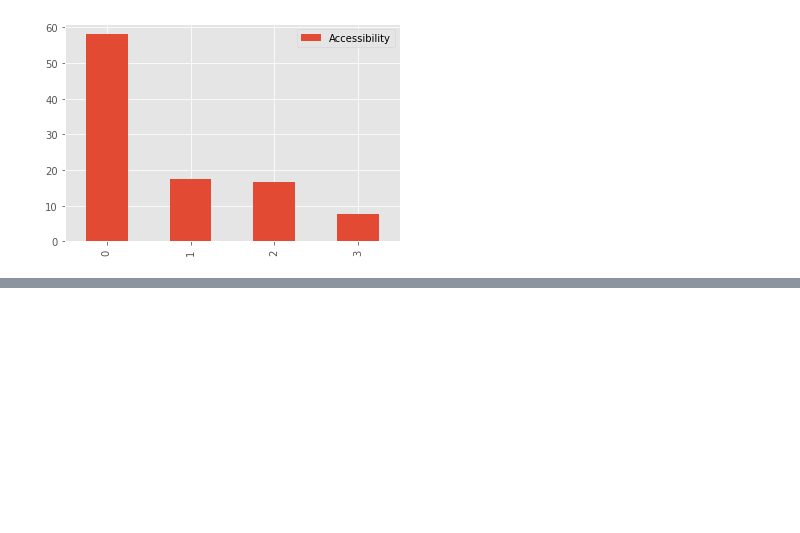
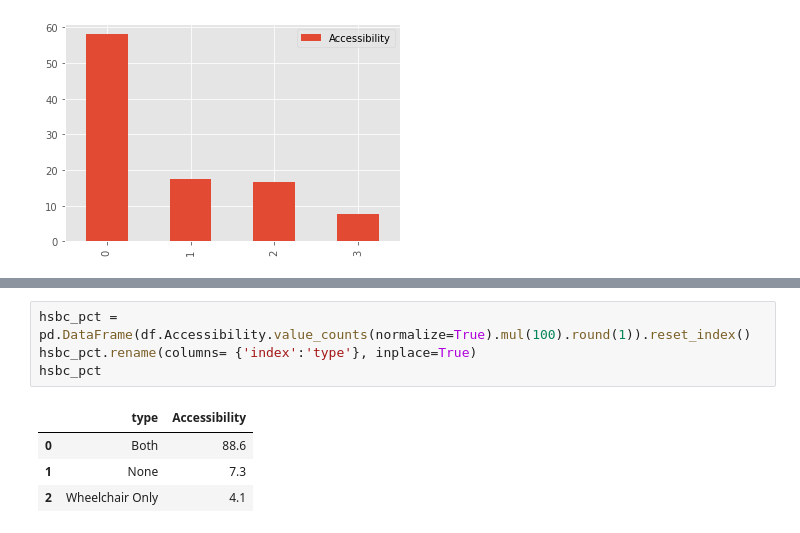
Before and after one commit to RomanTomz/bank_acessibility, a Jupyter notebook: banks_dashboard.ipynb, the cells around one changed output, grey strips where cells are left out. Saved outputs shown, nothing was run; the diff lists cells and outputs as text; blank space fills up the shorter version.

```diff
--- a/banks_dashboard.ipynb
+++ b/banks_dashboard.ipynb
@@ -230,0 +206,9 @@ fig_pct_nw.show()
+# %%
+hsbc_pct = pd.DataFrame(df.Accessibility.value_counts(normalize=True).mul(100).round(1)).reset_index()
+hsbc_pct.rename(columns= {'index':'type'}, inplace=True)
+hsbc_pct
+# %% [output]
+|  | type | Accessibility |
+| 0 | Both | 88.6 |
+| 1 | None | 7.3 |
+| 2 | Wheelchair Only | 4.1 |
```
Also changed, not shown: parts of 6 cells of this notebook, 4 other files.
